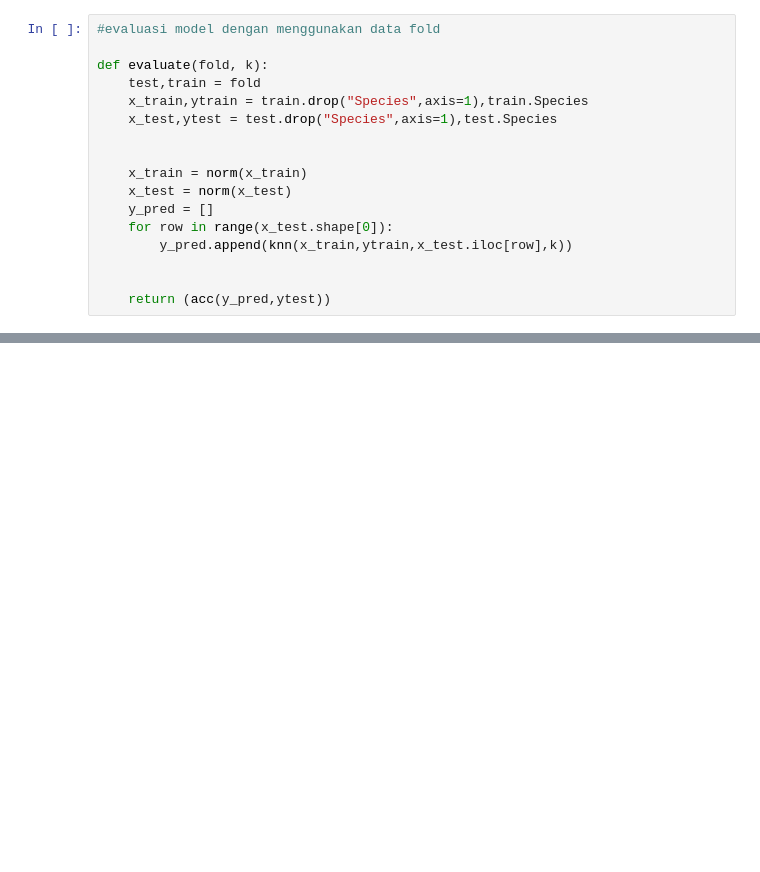
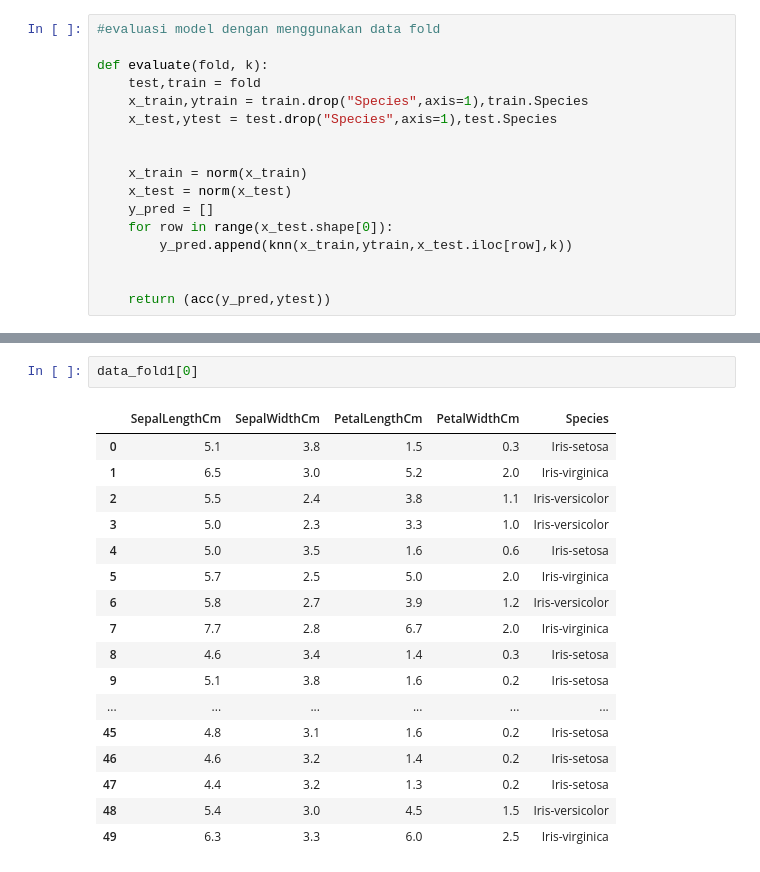
Before and after one commit to khalifardy/K_Nearest_neighboard, a Jupyter notebook: khalifardy_1304211035.ipynb, the cells around one changed output, grey strips where cells are left out. Saved outputs shown, nothing was run; the diff lists cells and outputs as text; blank space fills up the shorter version.

```diff
--- a/khalifardy_1304211035.ipynb
+++ b/khalifardy_1304211035.ipynb
@@ -263,0 +279,20 @@ Menggunakan k:5, dengan rata-rata akurasi: 0.8266666666666667
+# %%
+data_fold1[0]
+# %% [output]
+|  | SepalLengthCm | SepalWidthCm | PetalLengthCm | PetalWidthCm | Species |
+| 0 | 5.1 | 3.8 | 1.5 | 0.3 | Iris-setosa |
+| 1 | 6.5 | 3.0 | 5.2 | 2.0 | Iris-virginica |
+| 2 | 5.5 | 2.4 | 3.8 | 1.1 | Iris-versicolor |
+| 3 | 5.0 | 2.3 | 3.3 | 1.0 | Iris-versicolor |
+| 4 | 5.0 | 3.5 | 1.6 | 0.6 | Iris-setosa |
+| 5 | 5.7 | 2.5 | 5.0 | 2.0 | Iris-virginica |
+| 6 | 5.8 | 2.7 | 3.9 | 1.2 | Iris-versicolor |
+| 7 | 7.7 | 2.8 | 6.7 | 2.0 | Iris-virginica |
+| 8 | 4.6 | 3.4 | 1.4 | 0.3 | Iris-setosa |
+| 9 | 5.1 | 3.8 | 1.6 | 0.2 | Iris-setosa |
+| ... | ... | ... | ... | ... | ... |
+| 45 | 4.8 | 3.1 | 1.6 | 0.2 | Iris-setosa |
+| 46 | 4.6 | 3.2 | 1.4 | 0.2 | Iris-setosa |
+| 47 | 4.4 | 3.2 | 1.3 | 0.2 | Iris-setosa |
+| 48 | 5.4 | 3.0 | 4.5 | 1.5 | Iris-versicolor |
+| 49 | 6.3 | 3.3 | 6.0 | 2.5 | Iris-virginica |
```
Also changed, not shown: parts of 19 cells of this notebook, 5 other files.
